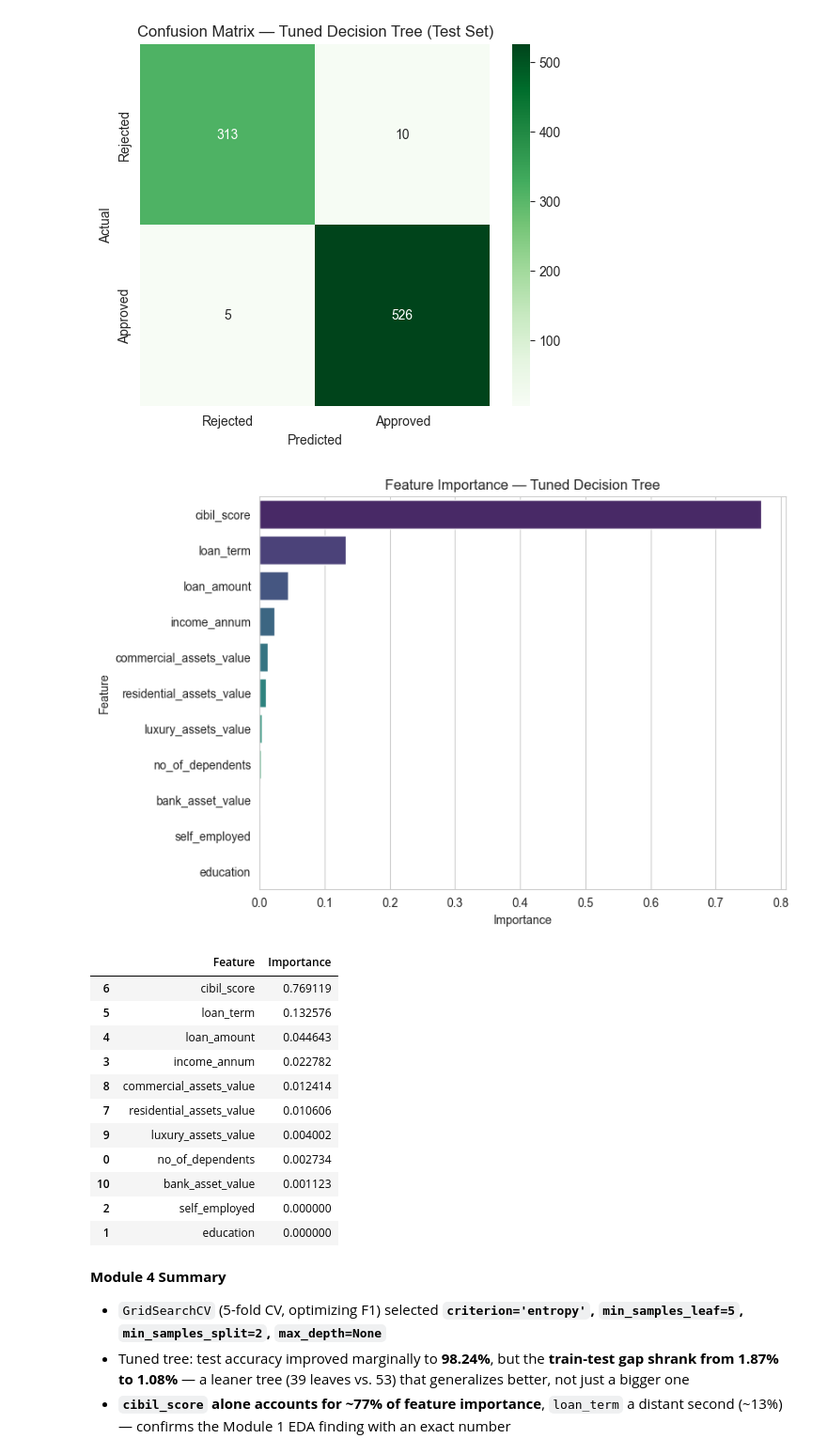
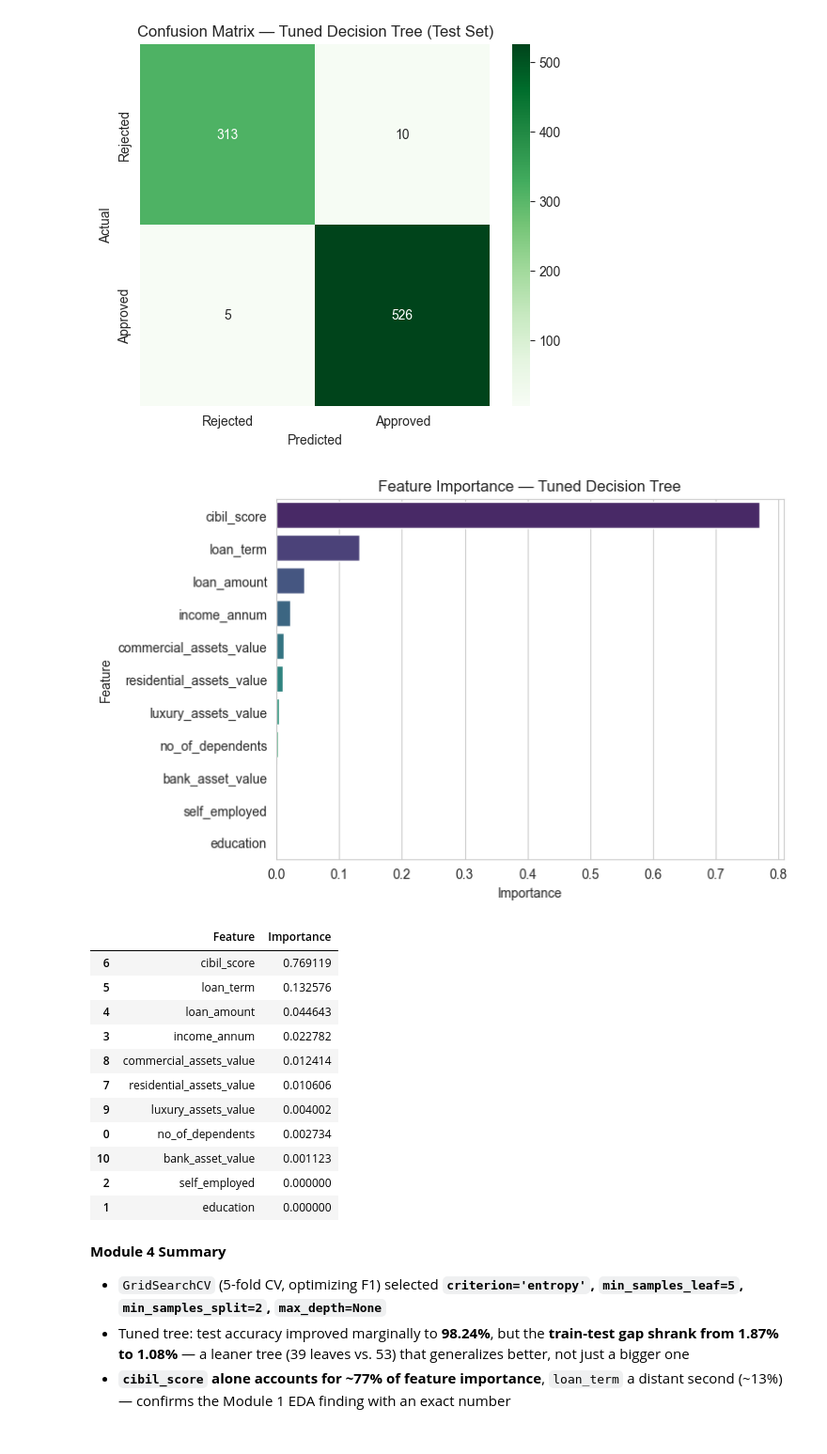
Before and after one commit to Shreyashs-dg/decision-tree-loan-approval, a Jupyter notebook: notebooks/loan_approval_decision_tree.ipynb, the cells around one changed output. Shown at 94% size. Drawn from its saved outputs; the diff is of its cells as text; code cells hidden in the pictures.

```diff
--- a/notebooks/loan_approval_decision_tree.ipynb
+++ b/notebooks/loan_approval_decision_tree.ipynb
@@ -415,17 +415,17 @@ plt.show()
 # %%
 importances = pd.DataFrame({
     'Feature': X.columns,
     'Importance': tuned_model.feature_importances_
 }).sort_values(by='Importance', ascending=False)
 
-plt.figure(figsize=(8, 6))
+plt.figure(figsize=(7, 5))
 sns.barplot(data=importances, x='Importance', y='Feature', hue='Feature', palette='viridis', legend=False)
 plt.title('Feature Importance — Tuned Decision Tree')
-plt.savefig('../images/feature_importance.png',dpi=300)
+plt.savefig('../images/feature_importance.png')
 plt.show()
 importances
 # %% [output]
-[figure, old version]
+[figure, new version]
 |  | Feature | Importance |
 | 6 | cibil_score | 0.769119 |
 | 5 | loan_term | 0.132576 |
```
Also changed, not shown: parts of 8 cells of this notebook, 8 other files.
